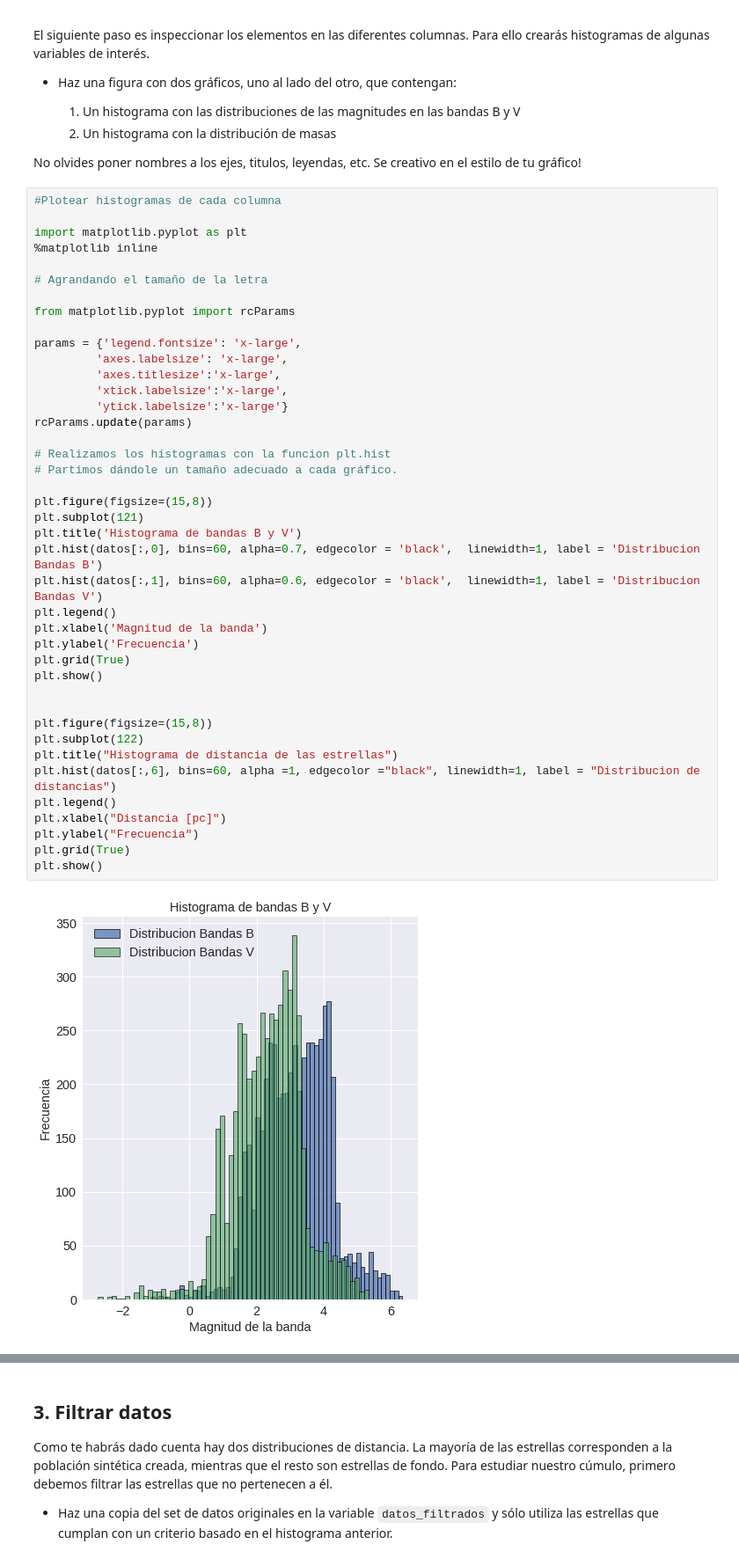
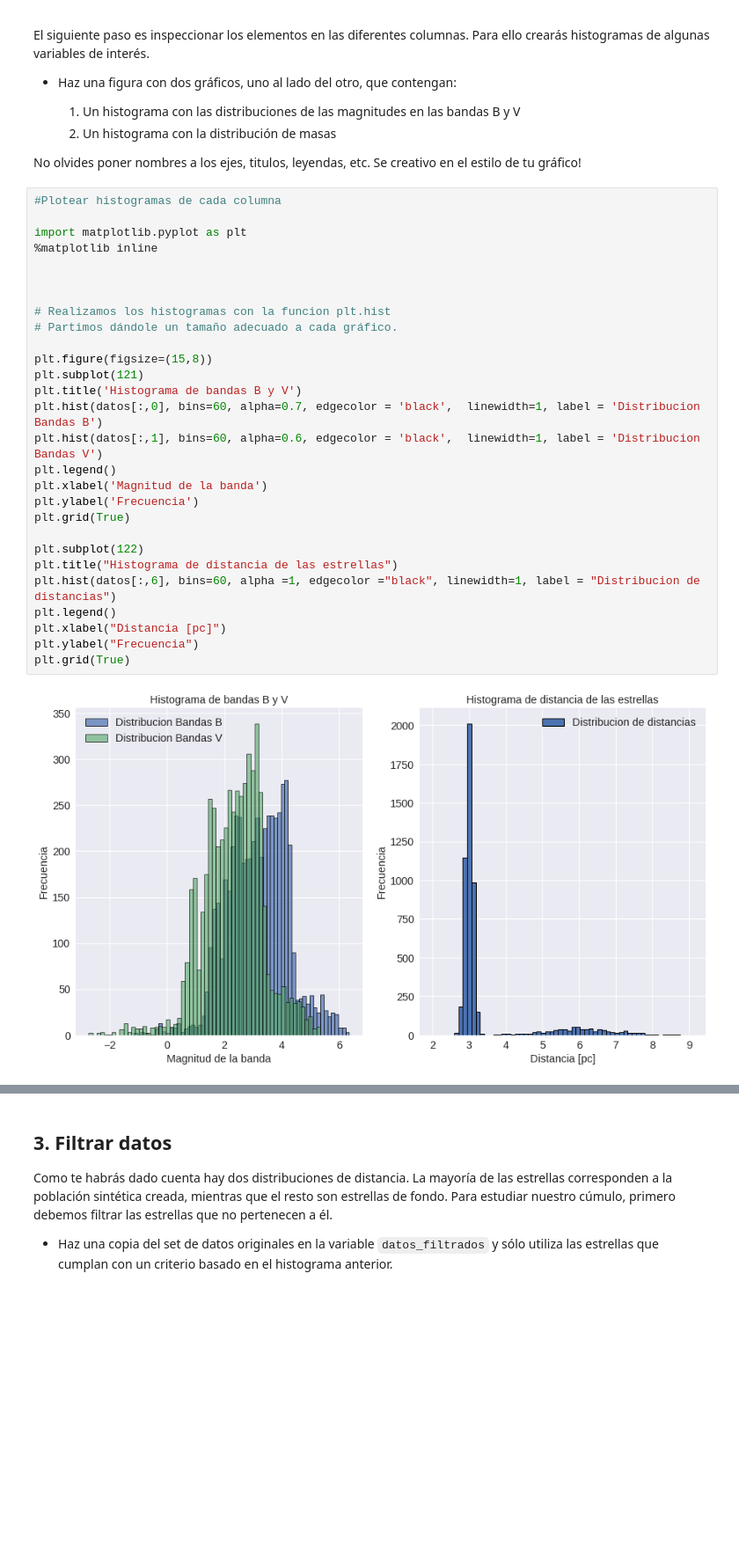
Before and after one commit to franciscourbina/minitarea2, a Jupyter notebook: minitarea2.ipynb, the cells around one changed output, grey strips where cells are left out. Shown: that part at 88% size. Cells and saved outputs as stored; diff of their text form; blank space fills up the shorter version.

```diff
--- a/minitarea2.ipynb
+++ b/minitarea2.ipynb
@@ -79,43 +79,30 @@ No olvides poner nombres a los ejes, titulos, leyendas, etc. Se creativo en el e
 # %%
 #Plotear histogramas de cada columna
 
 import matplotlib.pyplot as plt
 %matplotlib inline
 
-# Agrandando el tamaño de la letra
 
-from matplotlib.pyplot import rcParams
-
-params = {'legend.fontsize': 'x-large',
-         'axes.labelsize': 'x-large',
-         'axes.titlesize':'x-large',
-         'xtick.labelsize':'x-large',
-         'ytick.labelsize':'x-large'}
-rcParams.update(params)
 
 # Realizamos los histogramas con la funcion plt.hist
 # Partimos dándole un tamaño adecuado a cada gráfico.
 
 plt.figure(figsize=(15,8))
 plt.subplot(121)
 plt.title('Histograma de bandas B y V')
 plt.hist(datos[:,0], bins=60, alpha=0.7, edgecolor = 'black',  linewidth=1, label = 'Distribucion Bandas B')
 plt.hist(datos[:,1], bins=60, alpha=0.6, edgecolor = 'black',  linewidth=1, label = 'Distribucion Bandas V')
 plt.legend()
 plt.xlabel('Magnitud de la banda')
 plt.ylabel('Frecuencia')
 plt.grid(True)
-plt.show()
 
-
-plt.figure(figsize=(15,8))
 plt.subplot(122)
 plt.title("Histograma de distancia de las estrellas")
 plt.hist(datos[:,6], bins=60, alpha =1, edgecolor ="black", linewidth=1, label = "Distribucion de distancias")
 plt.legend()
 plt.xlabel("Distancia [pc]")
 plt.ylabel("Frecuencia")
 plt.grid(True)
-plt.show()
 # %% [output]
-[figure, old version]
+[figure, new version]
```
Also changed, not shown: parts of 5 cells of this notebook.
